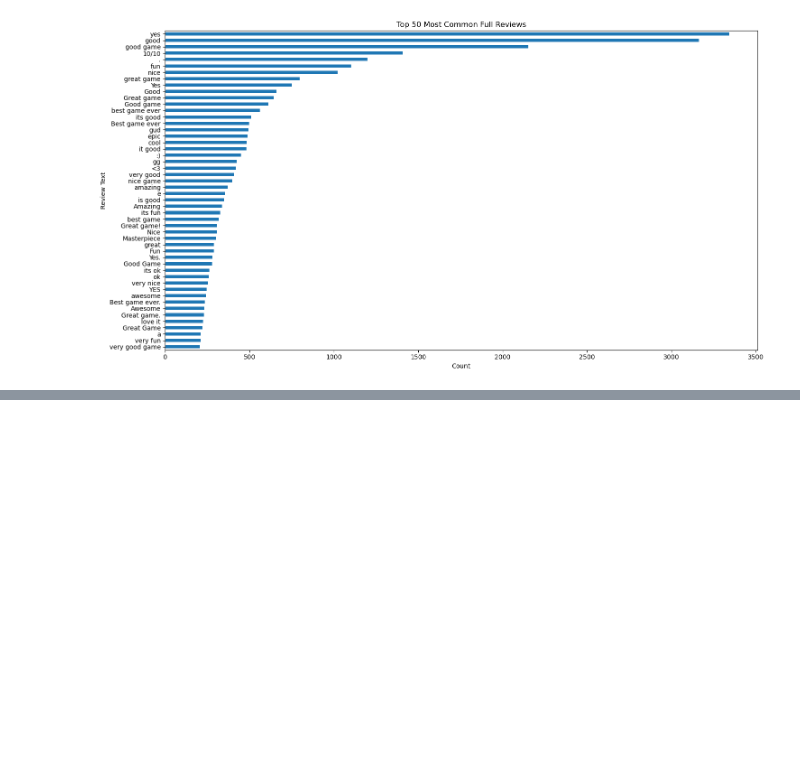
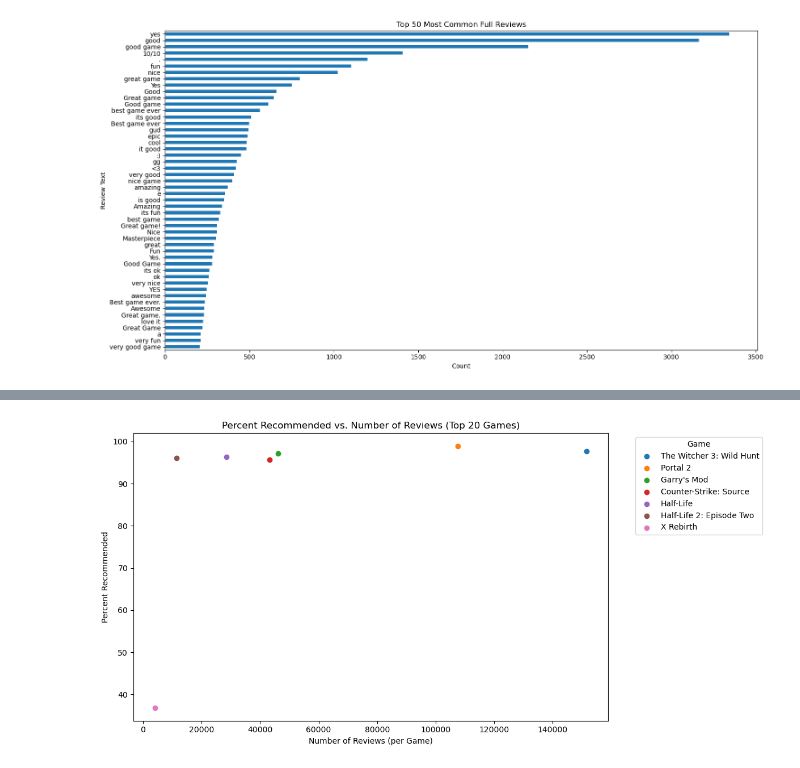
Before and after one commit to rreuther8/steam-review-ml, a Jupyter notebook: notebooks/eda/eda_002_quality.ipynb, the cells around one changed output, grey strips where cells are left out. Saved outputs shown, nothing was run; the diff lists cells and outputs as text; code cells hidden in the pictures; blank space fills up the shorter version.

```diff
--- a/notebooks/eda/eda_002_quality.ipynb
+++ b/notebooks/eda/eda_002_quality.ipynb
@@ -405,0 +433,44 @@ common_reviews(df_eng, top_n=50, fig_size=(15,8))
+# %%
+# Scatter plot: number of reviews per game (x) vs percentage recommended (y), colored by game with legend
+
+# Calculate number of reviews per game
+reviews_per_game = df_eng['app_name'].value_counts()
+
+# Calculate % recommended per game
+recommended_pct_per_game = (
+    df_eng.groupby('app_name')['recommended']
+    .mean()
+    .mul(100) # Convert fraction to percent
+)
+
+# Align both Series (ensure same order/games)
+summary = pd.DataFrame({
+    'num_reviews': reviews_per_game,
+    'pct_recommended': recommended_pct_per_game
+}).dropna()
+
+# For visualization, pick top N games by review count to avoid excessive legend clutter
+top_n = 20
+top_games = summary.sort_values('num_reviews', ascending=False).head(top_n).index
+
+plt.figure(figsize=(12,6))
+
+for game in top_games:
+    game_data = summary.loc[[game]]
+    plt.scatter(
+        game_data['num_reviews'],
+        game_data['pct_recommended'],
+        label=game
+    )
+
+plt.xlabel('Number of Reviews (per Game)')
+plt.ylabel('Percent Recommended')
+plt.title(f'Percent Recommended vs. Number of Reviews (Top {top_n} Games)')
+plt.legend(title='Game', bbox_to_anchor=(1.05, 1), loc='upper left')
+plt.tight_layout()
+plt.show()
+
+# This plot shows, for each of the top games, how review count relates to the percent of "recommended" reviews.
+# Each point represents a game; color and legend distinguish games; percent recommended is the mean of the binary 'recommended' field per game.
+# %% [output]
+[figure, added]
```
Also changed, not shown: parts of 2 cells of this notebook, 6 other files.
